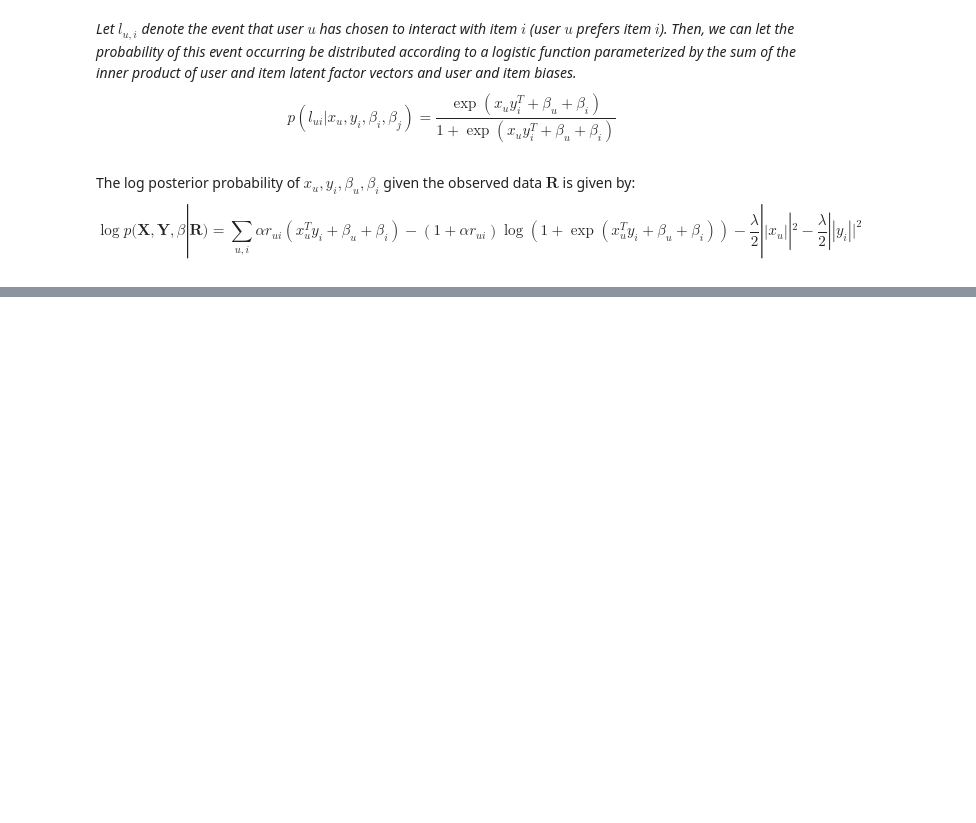
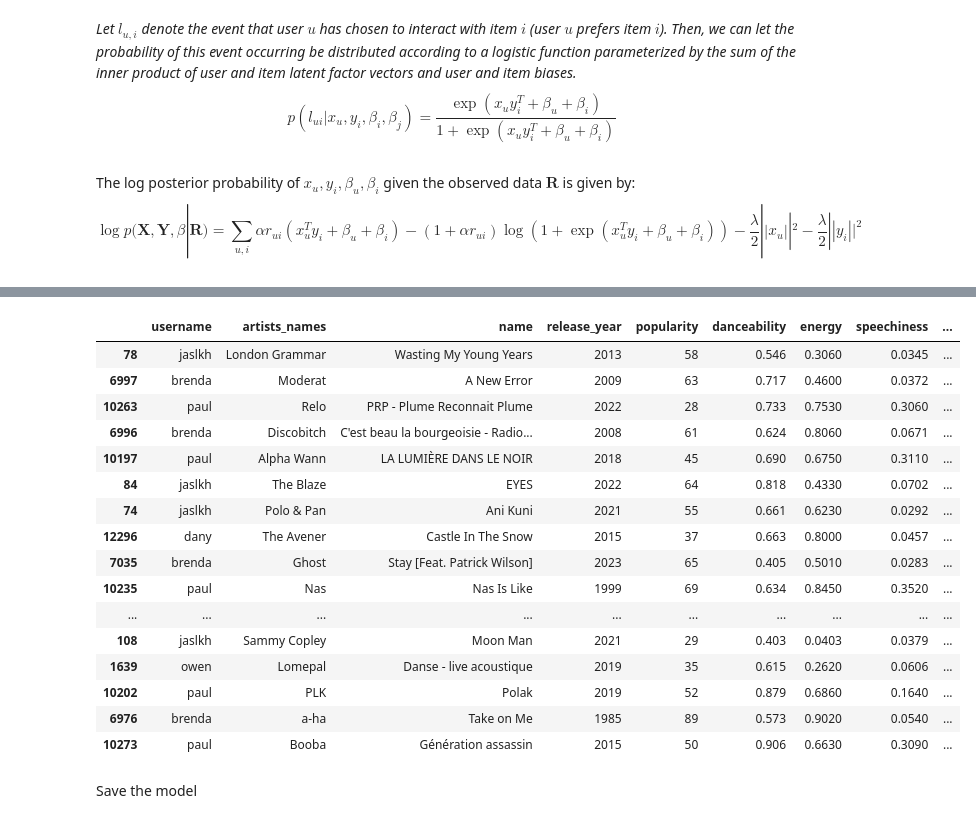
Before and after one commit to owengombas/spotify-recommender, a Jupyter notebook: recommender_logistic_mf.ipynb, the cells around one changed output, grey strips where cells are left out. Saved outputs shown, nothing was run; the diff lists cells and outputs as text; code cells hidden in the pictures; blank space fills up the shorter version.

Commit message:
Recommender Logistic MF

```diff
--- a/recommender_logistic_mf.ipynb
+++ b/recommender_logistic_mf.ipynb
@@ -281,5 +281,7 @@ def compute_predictions(
     :return: The predictions.
     """
     return torch.matmul(X, Y.t()) + beta_u[:, None] + beta_i
+# %%
+R[np.isnan(R)] = 0
 # %%
 def train(
@@ -352,10 +436,14 @@ def train(
 # %%
-num_latent = 100
-X, Y, beta_u, beta_i, mprs, losses = train(
+num_latent = 120
+lambd = 0
+X, Y, beta_u, beta_i, mprs, losses = train_with_gradients(
+    R=R,
     num_latent=num_latent,
-    lambd=0.00,
+    num_users=num_users,
+    num_items=num_items,
+    lambd=lambd,
     alpha=alpha,
     learning_rate=0.1,
-    epochs=300,
+    epochs=500,
 )
 # %% [output]
@@ -496,0 +513,36 @@ top_n_recommendations[spoti.PRETTY_PRINT_FEATURES]
+# %%
+# Choose a user
+user = "michelle"
+user_id = convert_to_ids([user], "username")[0]
+user_features = X[user_id]
+beta_i_np = beta_i.detach().numpy()
+beta_u_np = beta_u.detach().numpy()
+
+# Recommend items to the user by computing the dot product between the user features and the item features
+recommendations = np.dot(user_features, item_latent.T) + beta_u_np[user_id] + beta_i_np
+df_recommendations = df_matrix_mf.copy()
+df_recommendations = df_recommendations.drop_duplicates(subset=["id"])
+df_recommendations["recommendation"] = recommendations
+df_recommendations = df_recommendations.sort_values(by="recommendation", ascending=False)
+df_recommendations = df_recommendations[df_recommendations["username"] != user]
+df_recommendations[spoti.PRETTY_PRINT_FEATURES].head(50)
+# %% [output]
+|  | username | artists_names | name | release_year | popularity | danceability | energy | speechiness | ... |
+| 78 | jaslkh | London Grammar | Wasting My Young Years | 2013 | 58 | 0.546 | 0.3060 | 0.0345 | ... |
+| 6997 | brenda | Moderat | A New Error | 2009 | 63 | 0.717 | 0.4600 | 0.0372 | ... |
+| 10263 | paul | Relo | PRP - Plume Reconnait Plume | 2022 | 28 | 0.733 | 0.7530 | 0.3060 | ... |
+| 6996 | brenda | Discobitch | C'est beau la bourgeoisie - Radio... | 2008 | 61 | 0.624 | 0.8060 | 0.0671 | ... |
+| 10197 | paul | Alpha Wann | LA LUMIÈRE DANS LE NOIR | 2018 | 45 | 0.690 | 0.6750 | 0.3110 | ... |
+| 84 | jaslkh | The Blaze | EYES | 2022 | 64 | 0.818 | 0.4330 | 0.0702 | ... |
+| 74 | jaslkh | Polo & Pan | Ani Kuni | 2021 | 55 | 0.661 | 0.6230 | 0.0292 | ... |
+| 12296 | dany | The Avener | Castle In The Snow | 2015 | 37 | 0.663 | 0.8000 | 0.0457 | ... |
+| 7035 | brenda | Ghost | Stay [Feat. Patrick Wilson] | 2023 | 65 | 0.405 | 0.5010 | 0.0283 | ... |
+| 10235 | paul | Nas | Nas Is Like | 1999 | 69 | 0.634 | 0.8450 | 0.3520 | ... |
+| ... | ... | ... | ... | ... | ... | ... | ... | ... | ... |
+| 108 | jaslkh | Sammy Copley | Moon Man | 2021 | 29 | 0.403 | 0.0403 | 0.0379 | ... |
+| 1639 | owen | Lomepal | Danse - live acoustique | 2019 | 35 | 0.615 | 0.2620 | 0.0606 | ... |
+| 10202 | paul | PLK | Polak | 2019 | 52 | 0.879 | 0.6860 | 0.1640 | ... |
+| 6976 | brenda | a-ha | Take on Me | 1985 | 89 | 0.573 | 0.9020 | 0.0540 | ... |
+| 10273 | paul | Booba | Génération assassin | 2015 | 50 | 0.906 | 0.6630 | 0.3090 | ... |
+# %% [markdown]
+Save the model
```
Also changed, not shown: parts of 6 cells of this notebook.
